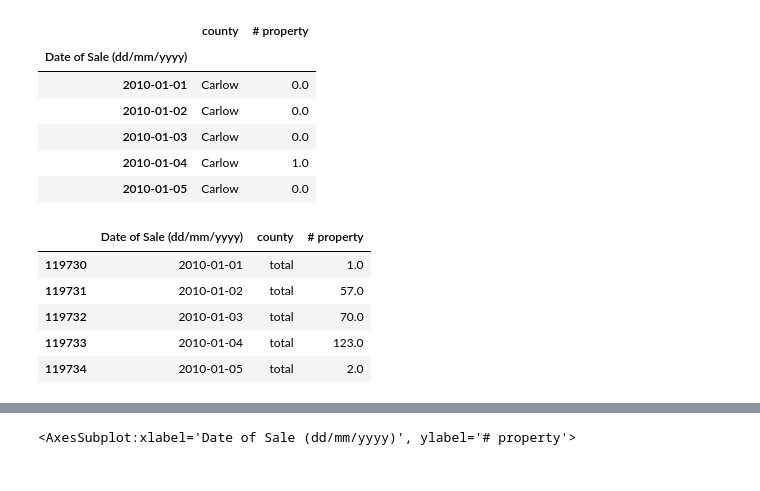
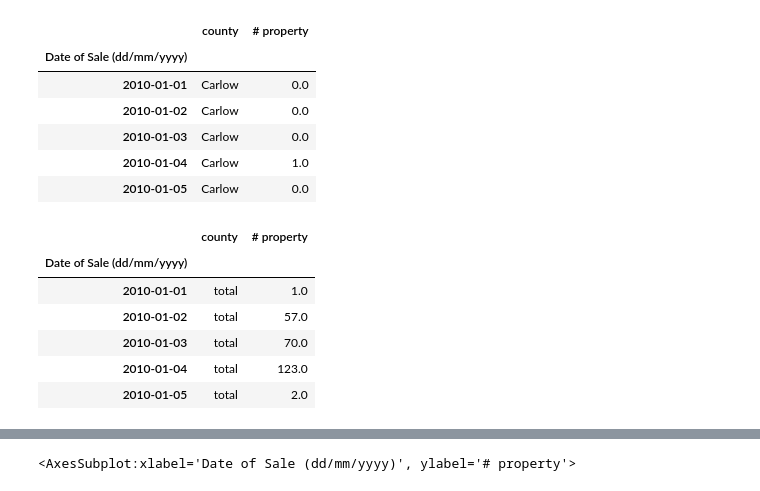
Before and after one commit to alexCCTcollege/CA-2, a Jupyter notebook: code 2.ipynb, the cells around one changed output, grey strips where cells are left out. Cells and saved outputs as stored; diff of their text form; code cells hidden in the pictures.

```diff
--- a/code 2.ipynb
+++ b/code 2.ipynb
@@ -363,16 +368,17 @@ Data_vertical.head()
 | 2010-01-04 | Carlow | 1.0 |
 | 2010-01-05 | Carlow | 0.0 |
 # %%
-Total = Data_vertical.reset_index()
+Total = Data_vertical    #.reset_index()
 Total = Total[Total['county']=='total']
 Total.head()
 # %% [output]
-|  | Date of Sale (dd/mm/yyyy) | county | # property |
-| 119730 | 2010-01-01 | total | 1.0 |
-| 119731 | 2010-01-02 | total | 57.0 |
-| 119732 | 2010-01-03 | total | 70.0 |
-| 119733 | 2010-01-04 | total | 123.0 |
-| 119734 | 2010-01-05 | total | 2.0 |
+|  | county | # property |
+| Date of Sale (dd/mm/yyyy) |  |  |
+| 2010-01-01 | total | 1.0 |
+| 2010-01-02 | total | 57.0 |
+| 2010-01-03 | total | 70.0 |
+| 2010-01-04 | total | 123.0 |
+| 2010-01-05 | total | 2.0 |
 # %%
 Total.info()
 _date = '2023-01-01'
```
Also changed, not shown: parts of 36 cells of this notebook.
